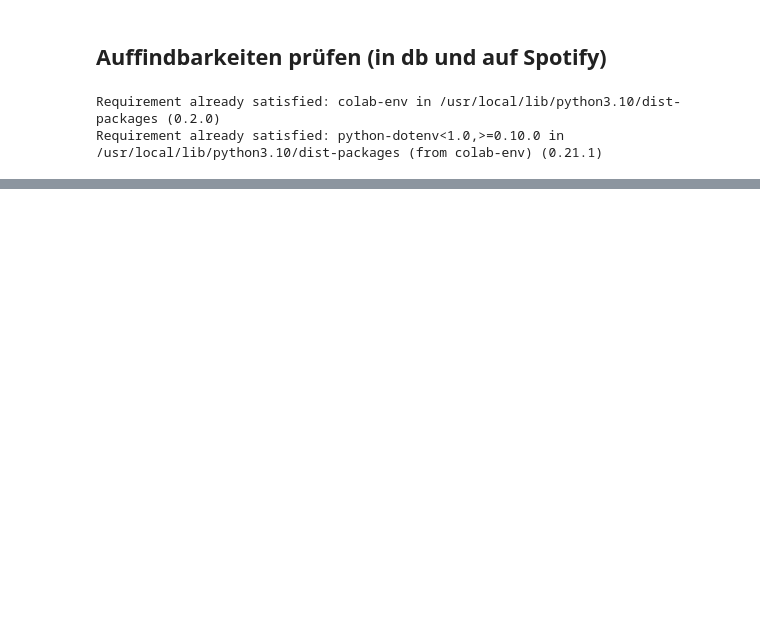
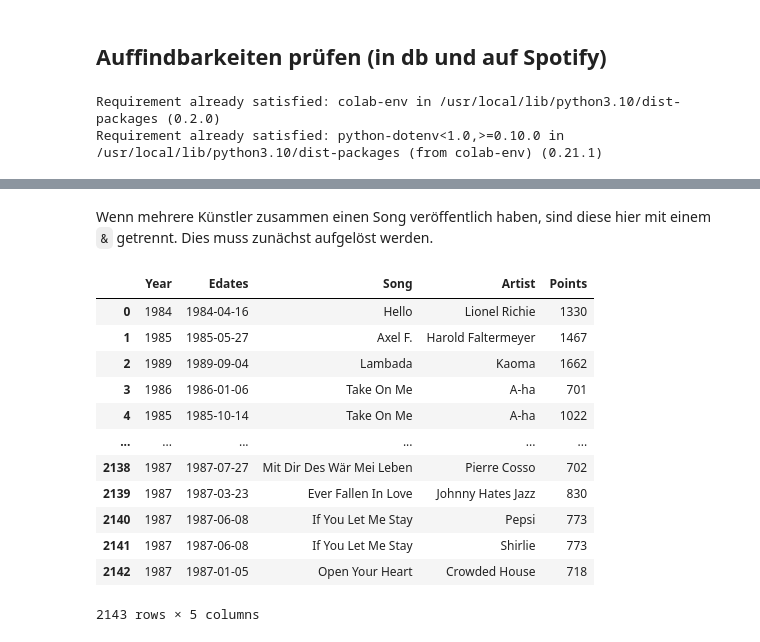
Before and after one commit to Jannis37/80s-recommender, a Jupyter notebook: extra.ipynb, the cells around one changed output, grey strips where cells are left out. Drawn from its saved outputs; the diff is of its cells as text; code cells hidden in the pictures; blank space fills up the shorter version.

```diff
--- a/extra.ipynb
+++ b/extra.ipynb
@@ -386,0 +410,21 @@ fig.show()
+# %% [markdown]
+Wenn mehrere Künstler zusammen einen Song veröffentlich haben, sind diese hier mit einem `&` getrennt. Dies muss zunächst aufgelöst werden.
+# %%
+chart_power_df["Artist"] = chart_power_df["Artist"].str.split(" & ")
+chart_power_df_explode = chart_power_df.explode("Artist", ignore_index=True)
+# %%
+chart_power_df_explode
+# %% [output]
+|  | Year | Edates | Song | Artist | Points |
+| 0 | 1984 | 1984-04-16 | Hello | Lionel Richie | 1330 |
+| 1 | 1985 | 1985-05-27 | Axel F. | Harold Faltermeyer | 1467 |
+| 2 | 1989 | 1989-09-04 | Lambada | Kaoma | 1662 |
+| 3 | 1986 | 1986-01-06 | Take On Me | A-ha | 701 |
+| 4 | 1985 | 1985-10-14 | Take On Me | A-ha | 1022 |
+| ... | ... | ... | ... | ... | ... |
+| 2138 | 1987 | 1987-07-27 | Mit Dir Des Wär Mei Leben | Pierre Cosso | 702 |
+| 2139 | 1987 | 1987-03-23 | Ever Fallen In Love | Johnny Hates Jazz | 830 |
+| 2140 | 1987 | 1987-06-08 | If You Let Me Stay | Pepsi | 773 |
+| 2141 | 1987 | 1987-06-08 | If You Let Me Stay | Shirlie | 773 |
+| 2142 | 1987 | 1987-01-05 | Open Your Heart | Crowded House | 718 |
+2143 rows × 5 columns
```
Also changed, not shown: parts of 11 cells of this notebook.
